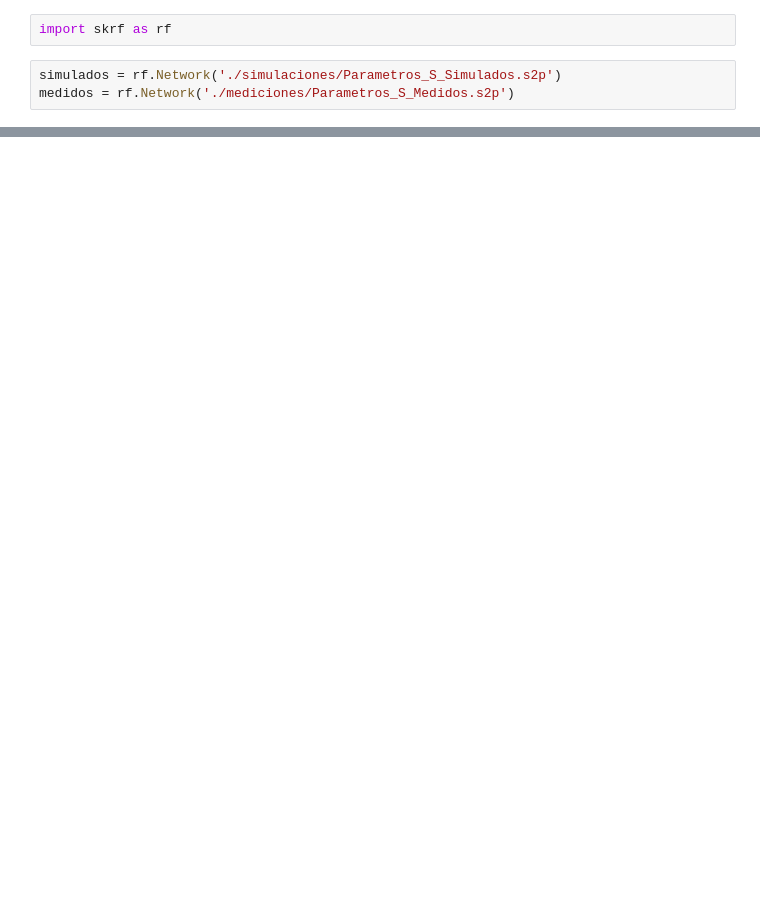
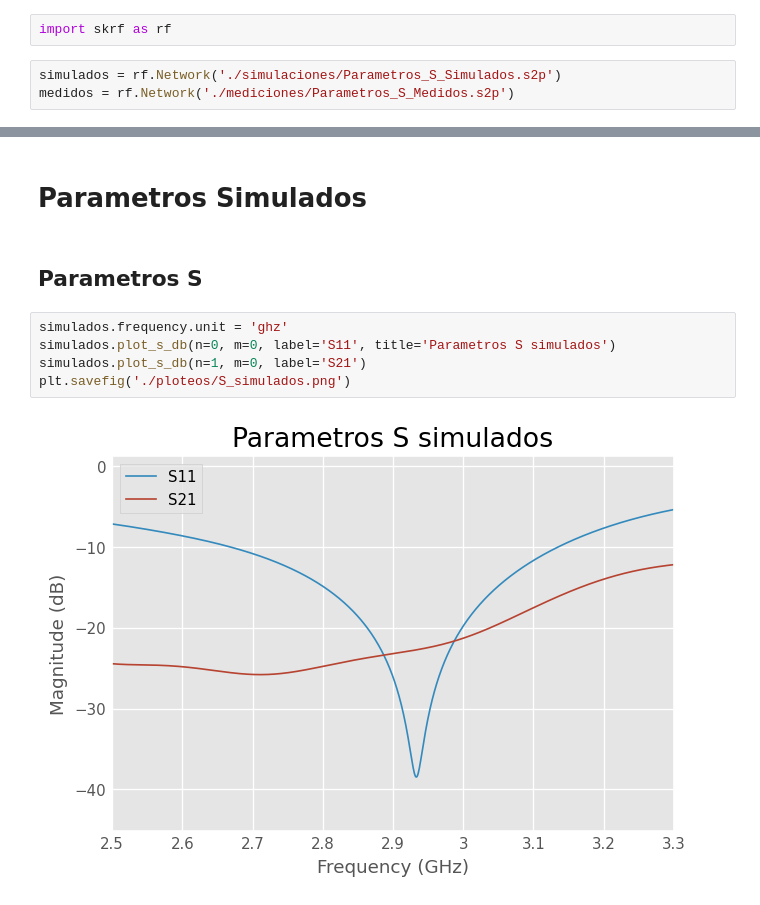
Before and after one commit to SimonAulet/antenas_lab2, a Jupyter notebook: Parametros S.ipynb, the cells around one changed output, grey strips where cells are left out. Cells and saved outputs as stored; diff of their text form; blank space fills up the shorter version.

```diff
--- a/Parametros S.ipynb
+++ b/Parametros S.ipynb
@@ -35,0 +67,11 @@ medidos.plot_s_db()
+# %% [markdown]
+# Parametros Simulados
+# %% [markdown]
+## Parametros S
+# %%
+simulados.frequency.unit = 'ghz'
+simulados.plot_s_db(n=0, m=0, label='S11', title='Parametros S simulados')
+simulados.plot_s_db(n=1, m=0, label='S21')
+plt.savefig('./ploteos/S_simulados.png')
+# %% [output]
+[figure, added]
```
Also changed, not shown: parts of 18 cells of this notebook, 10 other files.
